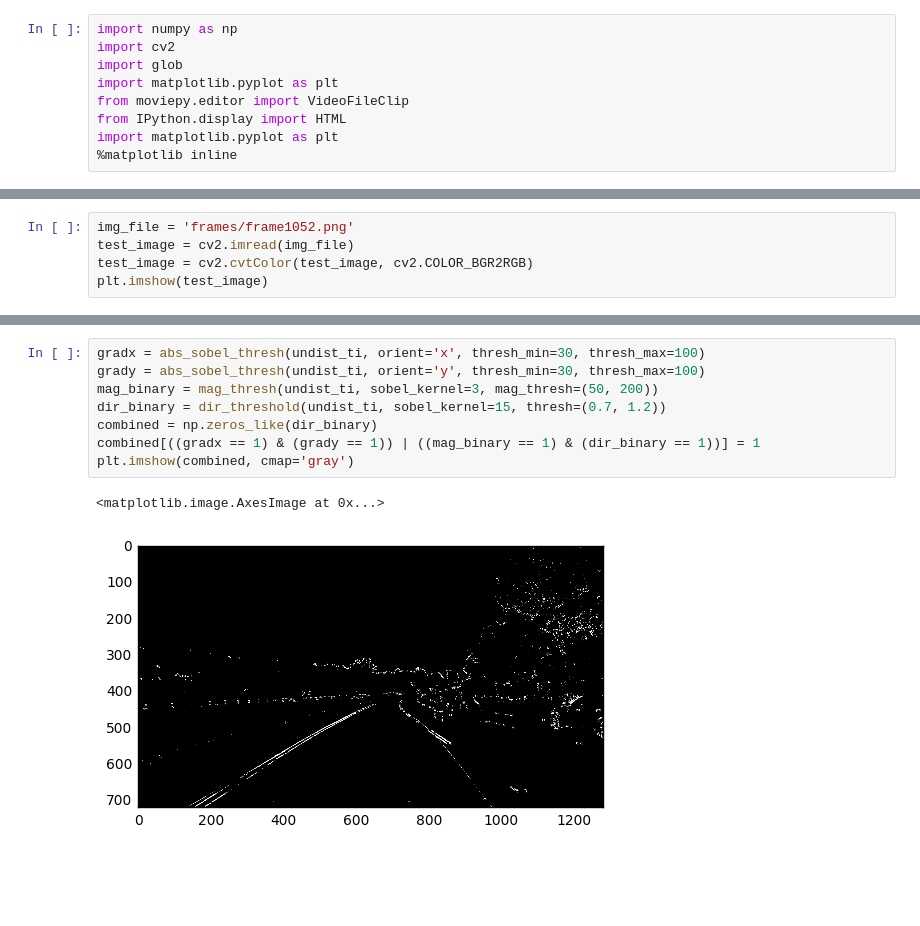
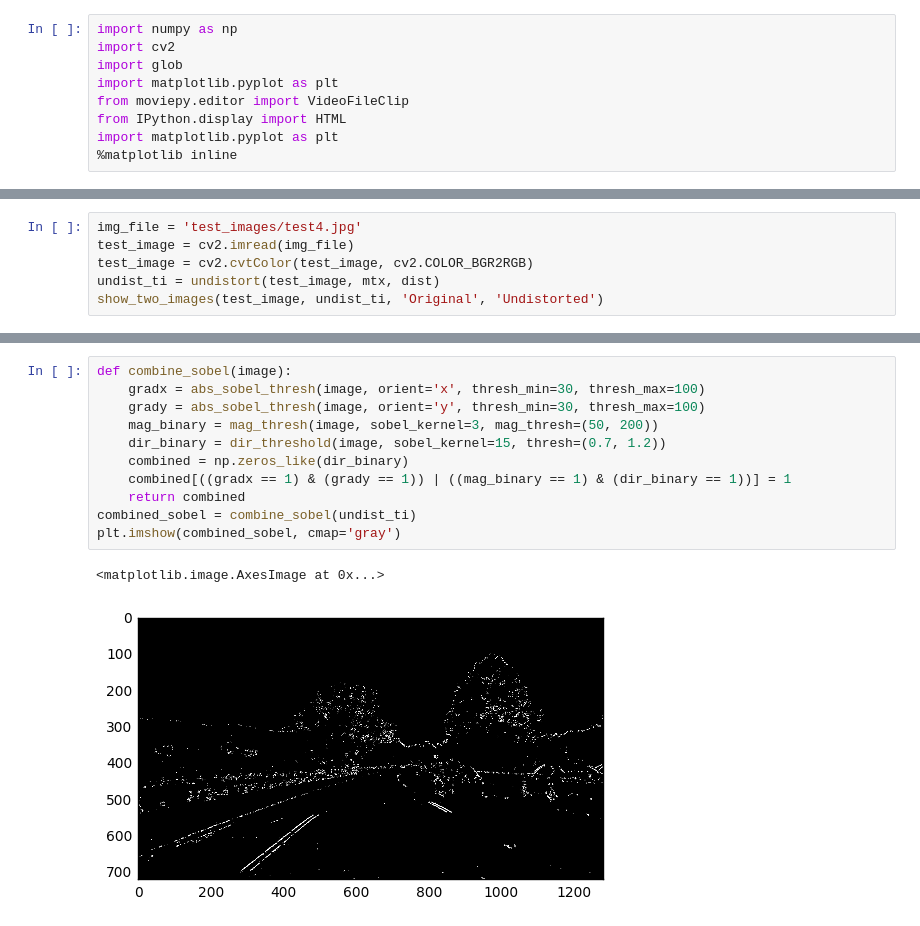
Before and after one commit to ddrm86/udacity-selfdriving-p4, a Jupyter notebook: p3_avanced_lanes_detector.ipynb, the cells around one changed output, grey strips where cells are left out. Saved outputs shown, nothing was run; the diff lists cells and outputs as text; blank space fills up the shorter version.

```diff
--- a/p3_avanced_lanes_detector.ipynb
+++ b/p3_avanced_lanes_detector.ipynb
@@ -50,6 +54,7 @@ ax2.set_title('Undistorted Image', fontsize=30)
 # %%
-img_file = 'frames/frame1052.png'
+img_file = 'test_images/test4.jpg'
 test_image = cv2.imread(img_file)
 test_image = cv2.cvtColor(test_image, cv2.COLOR_BGR2RGB)
-plt.imshow(test_image)
+undist_ti = undistort(test_image, mtx, dist)
+show_two_images(test_image, undist_ti, 'Original', 'Undistorted')
 # %% [output]
@@ -115,11 +113,14 @@ plt.imshow(dir_binary_ti, cmap='gray')
 # %%
-gradx = abs_sobel_thresh(undist_ti, orient='x', thresh_min=30, thresh_max=100)
-grady = abs_sobel_thresh(undist_ti, orient='y', thresh_min=30, thresh_max=100)
-mag_binary = mag_thresh(undist_ti, sobel_kernel=3, mag_thresh=(50, 200))
-dir_binary = dir_threshold(undist_ti, sobel_kernel=15, thresh=(0.7, 1.2))
-combined = np.zeros_like(dir_binary)
-combined[((gradx == 1) & (grady == 1)) | ((mag_binary == 1) & (dir_binary == 1))] = 1
-plt.imshow(combined, cmap='gray')
+def combine_sobel(image):
+    gradx = abs_sobel_thresh(image, orient='x', thresh_min=30, thresh_max=100)
+    grady = abs_sobel_thresh(image, orient='y', thresh_min=30, thresh_max=100)
+    mag_binary = mag_thresh(image, sobel_kernel=3, mag_thresh=(50, 200))
+    dir_binary = dir_threshold(image, sobel_kernel=15, thresh=(0.7, 1.2))
+    combined = np.zeros_like(dir_binary)
+    combined[((gradx == 1) & (grady == 1)) | ((mag_binary == 1) & (dir_binary == 1))] = 1
+    return combined
+combined_sobel = combine_sobel(undist_ti)
+plt.imshow(combined_sobel, cmap='gray')
 # %% [output]
 <matplotlib.image.AxesImage at 0x...>
-[figure, old version]
+[figure, new version]
```
Also changed, not shown: parts of 24 cells of this notebook.
